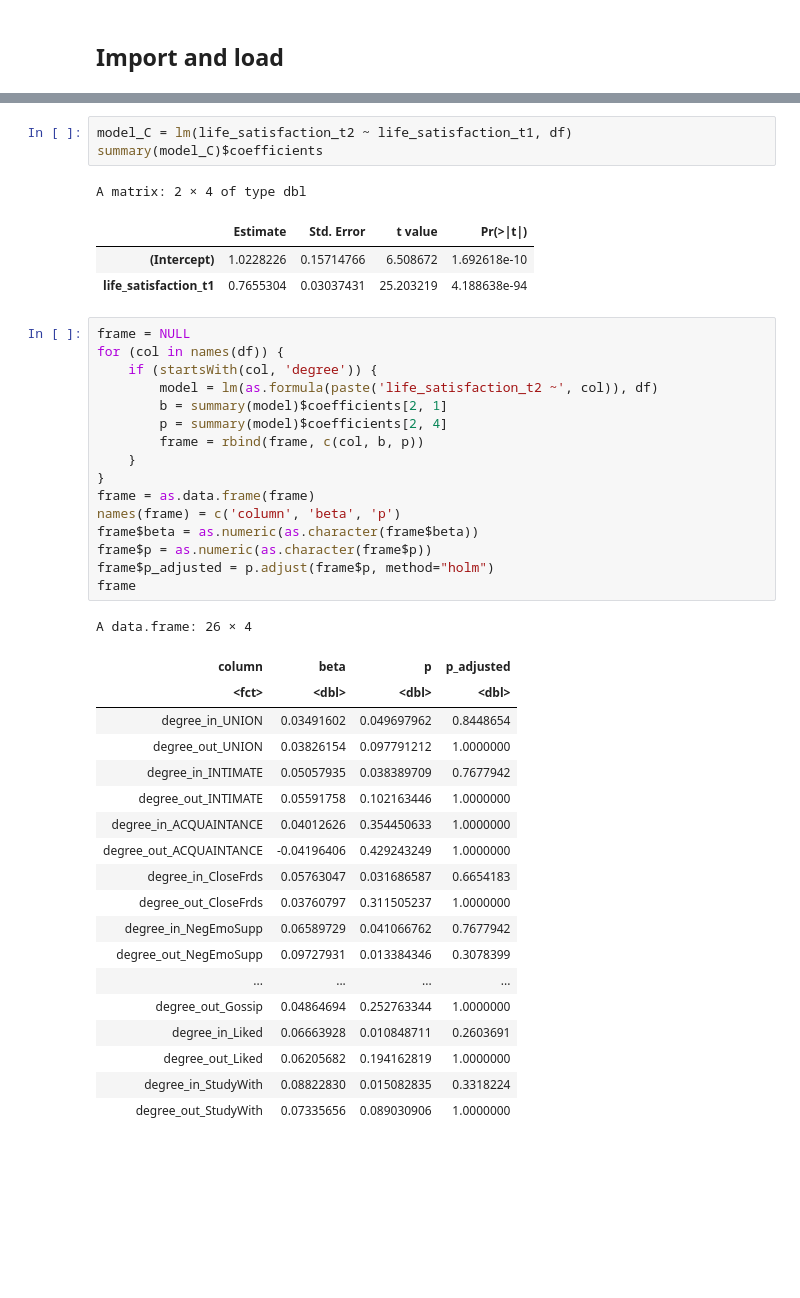
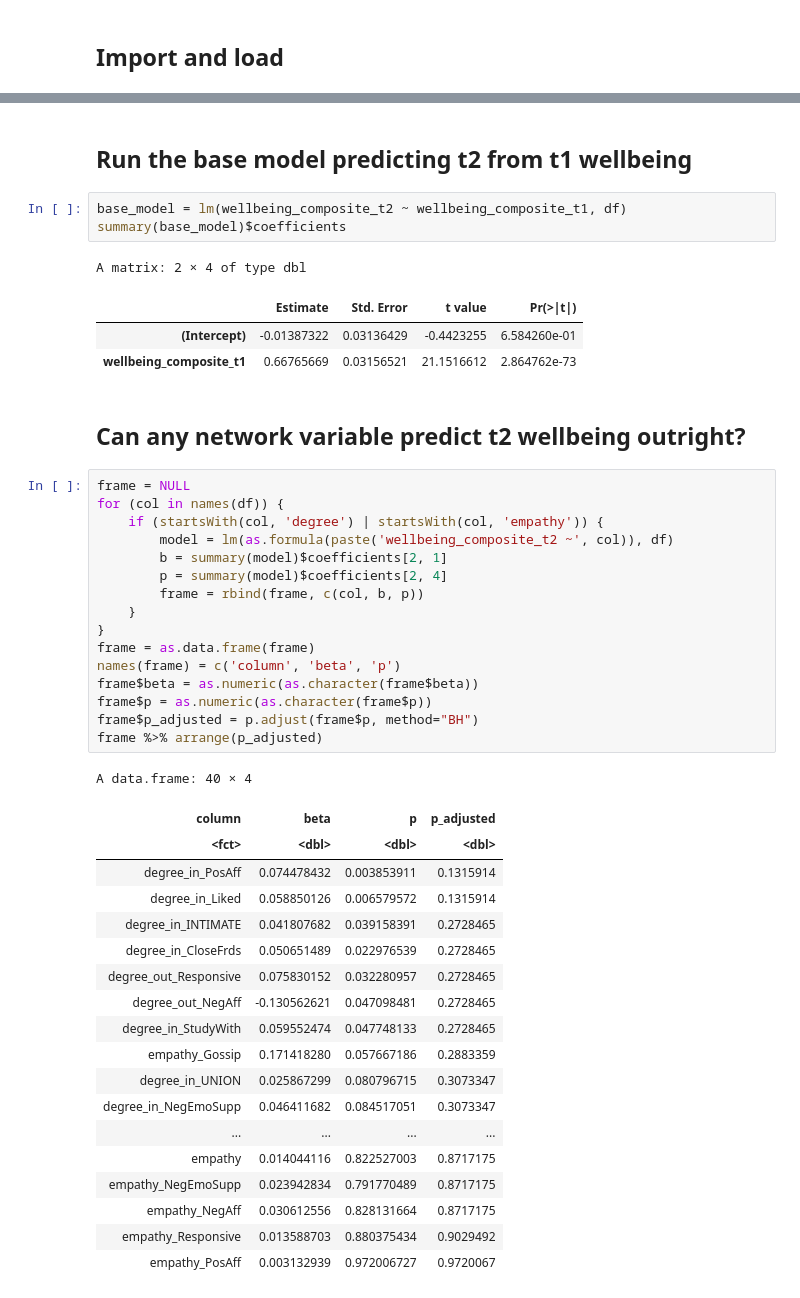
Before and after one commit to snlstanford/Communities-Project, a Jupyter notebook: analysis/2019/Analysis - Network statistics do not predict t2 wellbeing, and thus cannot mediate anything.ipynb, the cells around one changed output, grey strips where cells are left out. Saved outputs shown, nothing was run; the diff lists cells and outputs as text; blank space fills up the shorter version.

```diff
--- a/analysis/2019/Analysis - Network statistics do not predict t2 wellbeing, and thus cannot mediate anything.ipynb
+++ b/analysis/2019/Analysis - Network statistics do not predict t2 wellbeing, and thus cannot mediate anything.ipynb
@@ -33,47 +35,51 @@ A data.frame: 6 × 61
 | 4 | 4 | 1097 | male | east_asian | Otero | 6.000000 | 5.000 | 2.000000 | 2.0 | ... |
 | 5 | 5 | 1105 | female | white | Larkin | 6.666667 | 5.750 | 2.000000 | 2.0 | ... |
 | 6 | 6 | 1110 | female | white | Larkin | 5.166667 | 6.750 | 2.000000 | 2.0 | ... |
+# %% [markdown]
+## Run the base model predicting t2 from t1 wellbeing
 # %%
-model_C = lm(life_satisfaction_t2 ~ life_satisfaction_t1, df)
-summary(model_C)$coefficients
+base_model = lm(wellbeing_composite_t2 ~ wellbeing_composite_t1, df)
+summary(base_model)$coefficients
 # %% [output]
 A matrix: 2 × 4 of type dbl
 |  | Estimate | Std. Error | t value | Pr(>|t|) |
-| (Intercept) | 1.0228226 | 0.15714766 | 6.508672 | 1.692618e-10 |
-| life_satisfaction_t1 | 0.7655304 | 0.03037431 | 25.203219 | 4.188638e-94 |
+| (Intercept) | -0.01387322 | 0.03136429 | -0.4423255 | 6.584260e-01 |
+| wellbeing_composite_t1 | 0.66765669 | 0.03156521 | 21.1516612 | 2.864762e-73 |
+# %% [markdown]
+## Can any network variable predict t2 wellbeing outright?
 # %%
 frame = NULL
 for (col in names(df)) {
-    if (startsWith(col, 'degree')) {
-        model = lm(as.formula(paste('life_satisfaction_t2 ~', col)), df)
+    if (startsWith(col, 'degree') | startsWith(col, 'empathy')) {
+        model = lm(as.formula(paste('wellbeing_composite_t2 ~', col)), df)
         b = summary(model)$coefficients[2, 1]
         p = summary(model)$coefficients[2, 4]
         frame = rbind(frame, c(col, b, p))
     }
 }
 frame = as.data.frame(frame)
 names(frame) = c('column', 'beta', 'p')
 frame$beta = as.numeric(as.character(frame$beta))
 frame$p = as.numeric(as.character(frame$p))
-frame$p_adjusted = p.adjust(frame$p, method="holm")
-frame
+frame$p_adjusted = p.adjust(frame$p, method="BH")
+frame %>% arrange(p_adjusted)
 # %% [output]
-A data.frame: 26 × 4
+A data.frame: 40 × 4
 | column | beta | p | p_adjusted |
 | <fct> | <dbl> | <dbl> | <dbl> |
-| degree_in_UNION | 0.03491602 | 0.049697962 | 0.8448654 |
-| degree_out_UNION | 0.03826154 | 0.097791212 | 1.0000000 |
-| degree_in_INTIMATE | 0.05057935 | 0.038389709 | 0.7677942 |
-| degree_out_INTIMATE | 0.05591758 | 0.102163446 | 1.0000000 |
-| degree_in_ACQUAINTANCE | 0.04012626 | 0.354450633 | 1.0000000 |
-| degree_out_ACQUAINTANCE | -0.04196406 | 0.429243249 | 1.0000000 |
-| degree_in_CloseFrds | 0.05763047 | 0.031686587 | 0.6654183 |
-| degree_out_CloseFrds | 0.03760797 | 0.311505237 | 1.0000000 |
-| degree_in_NegEmoSupp | 0.06589729 | 0.041066762 | 0.7677942 |
-| degree_out_NegEmoSupp | 0.09727931 | 0.013384346 | 0.3078399 |
+| degree_in_PosAff | 0.074478432 | 0.003853911 | 0.1315914 |
+| degree_in_Liked | 0.058850126 | 0.006579572 | 0.1315914 |
+| degree_in_INTIMATE | 0.041807682 | 0.039158391 | 0.2728465 |
+| degree_in_CloseFrds | 0.050651489 | 0.022976539 | 0.2728465 |
+| degree_out_Responsive | 0.075830152 | 0.032280957 | 0.2728465 |
+| degree_out_NegAff | -0.130562621 | 0.047098481 | 0.2728465 |
+| degree_in_StudyWith | 0.059552474 | 0.047748133 | 0.2728465 |
+| empathy_Gossip | 0.171418280 | 0.057667186 | 0.2883359 |
+| degree_in_UNION | 0.025867299 | 0.080796715 | 0.3073347 |
+| degree_in_NegEmoSupp | 0.046411682 | 0.084517051 | 0.3073347 |
 | ... | ... | ... | ... |
-| degree_out_Gossip | 0.04864694 | 0.252763344 | 1.0000000 |
-| degree_in_Liked | 0.06663928 | 0.010848711 | 0.2603691 |
-| degree_out_Liked | 0.06205682 | 0.194162819 | 1.0000000 |
-| degree_in_StudyWith | 0.08822830 | 0.015082835 | 0.3318224 |
-| degree_out_StudyWith | 0.07335656 | 0.089030906 | 1.0000000 |
+| empathy | 0.014044116 | 0.822527003 | 0.8717175 |
+| empathy_NegEmoSupp | 0.023942834 | 0.791770489 | 0.8717175 |
+| empathy_NegAff | 0.030612556 | 0.828131664 | 0.8717175 |
+| empathy_Responsive | 0.013588703 | 0.880375434 | 0.9029492 |
+| empathy_PosAff | 0.003132939 | 0.972006727 | 0.9720067 |
```
Also changed, not shown: parts of 3 cells of this notebook.
